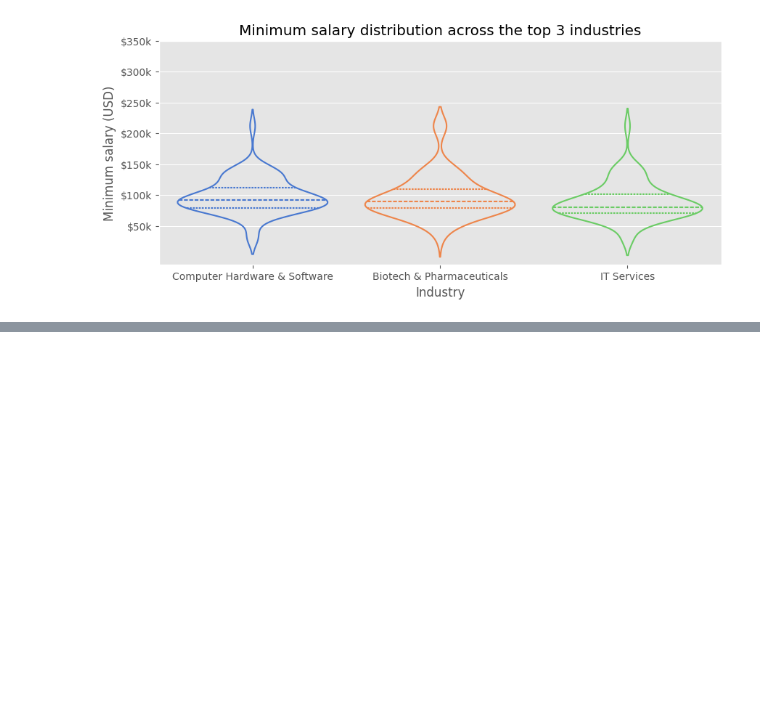
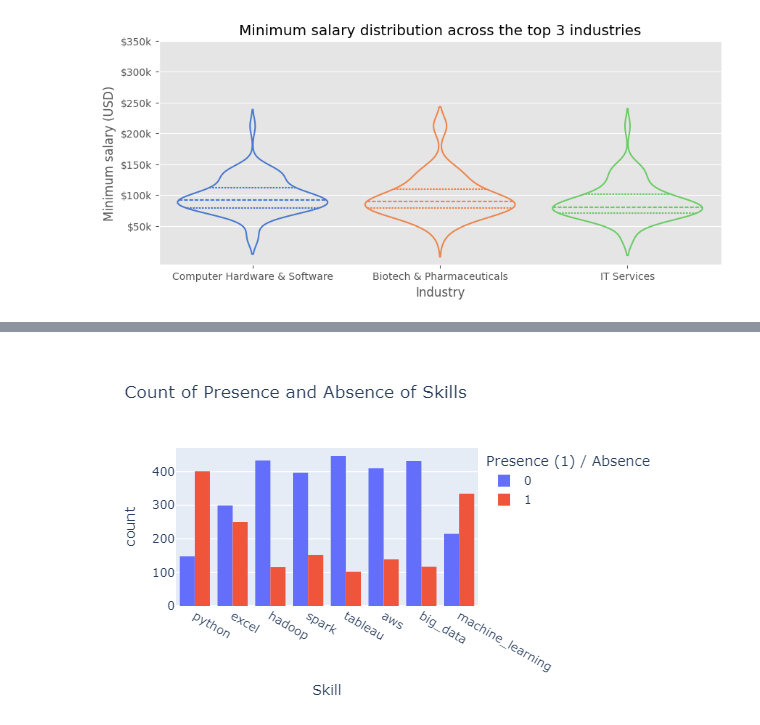
Before and after one commit to AngelX62/Data-Science-Job-Clean, a Jupyter notebook: Data_Science.ipynb, the cells around one changed output, grey strips where cells are left out. Cells and saved outputs as stored; diff of their text form; code cells hidden in the pictures; blank space fills up the shorter version.

```diff
--- a/Data_Science.ipynb
+++ b/Data_Science.ipynb
@@ -571,0 +573,13 @@ This chart presents the distribution of minimum salaries across the top three in
+# %%
+
+
+data = df[['python', 'excel', 'hadoop', 'spark',
+             'tableau', 'aws', 'big_data', 'machine_learning']]
+data_melted = data.melt(var_name='Skill', value_name='Presence')
+
+fig = px.histogram(data_melted, x='Skill', color='Presence', barmode='group',
+                   title='Count of Presence and Absence of Skills',
+                   labels={'Presence': 'Presence (1) / Absence (0)', 'count': 'Count'})
+fig.show()
+# %% [output]
+[figure, added]
```
Also changed, not shown: parts of 9 cells of this notebook.
